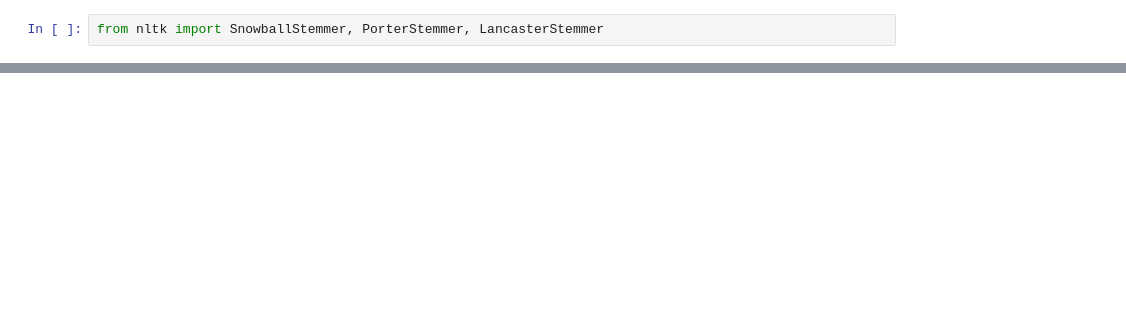
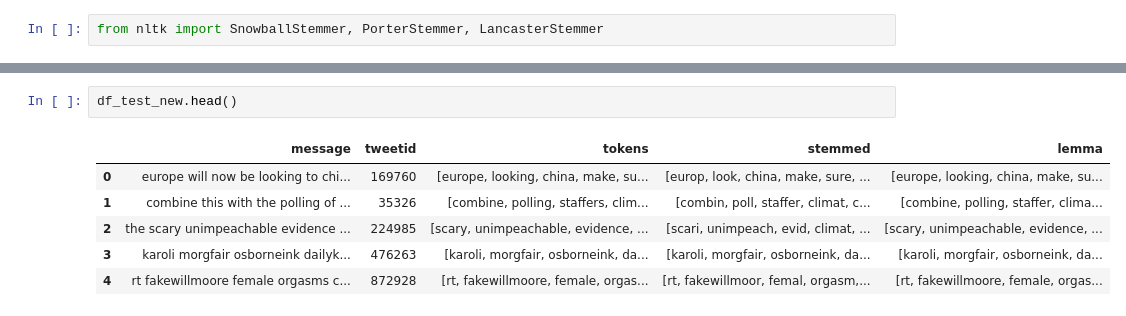
Before and after one commit to rivoni-khoza/classification-predict-streamlit-template, a Jupyter notebook: EDSA - Climate Change Belief Analysis.ipynb, the cells around one changed output, grey strips where cells are left out. Saved outputs shown, nothing was run; the diff lists cells and outputs as text; blank space fills up the shorter version.

```diff
--- a/EDSA - Climate Change Belief Analysis.ipynb
+++ b/EDSA - Climate Change Belief Analysis.ipynb
@@ -290,0 +410,9 @@ print(stopwords.words('english'))
+# %%
+df_test_new.head()
+# %% [output]
+|  | message | tweetid | tokens | stemmed | lemma |
+| 0 | europe will now be looking to chi... | 169760 | [europe, looking, china, make, su... | [europ, look, china, make, sure, ... | [europe, looking, china, make, su... |
+| 1 | combine this with the polling of ... | 35326 | [combine, polling, staffers, clim... | [combin, poll, staffer, climat, c... | [combine, polling, staffer, clima... |
+| 2 | the scary unimpeachable evidence ... | 224985 | [scary, unimpeachable, evidence, ... | [scari, unimpeach, evid, climat, ... | [scary, unimpeachable, evidence, ... |
+| 3 | karoli morgfair osborneink dailyk... | 476263 | [karoli, morgfair, osborneink, da... | [karoli, morgfair, osborneink, da... | [karoli, morgfair, osborneink, da... |
+| 4 | rt fakewillmoore female orgasms c... | 872928 | [rt, fakewillmoore, female, orgas... | [rt, fakewillmoor, femal, orgasm,... | [rt, fakewillmoore, female, orgas... |
```
Also changed, not shown: parts of 41 cells of this notebook.
